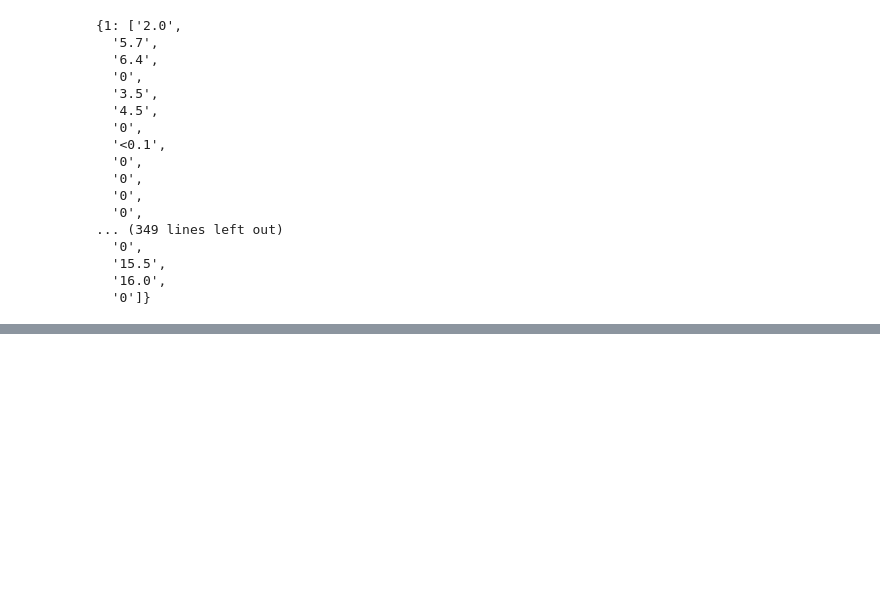
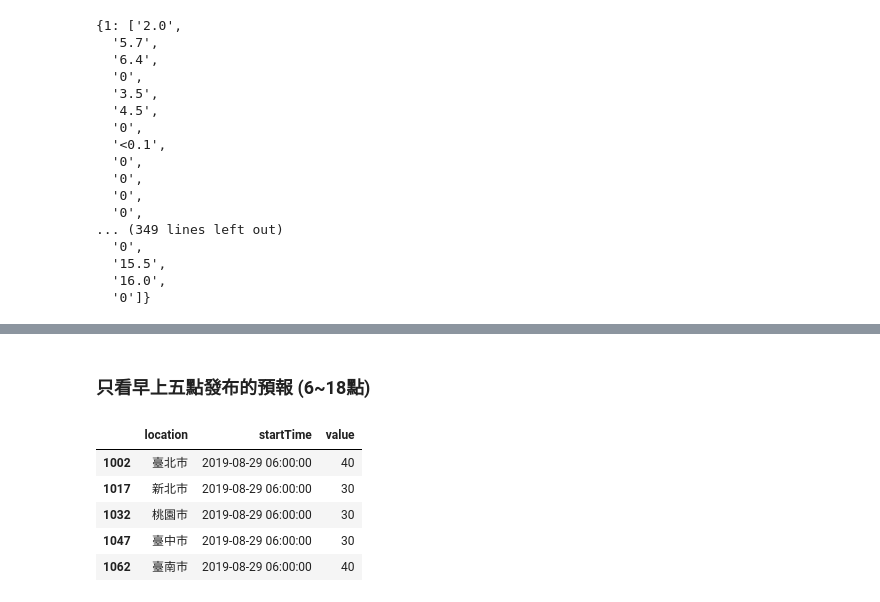
Before and after one commit to CYehLu/CWB_forecast_analysis, a Jupyter notebook: analysis_rainobs.ipynb, the cells around one changed output, grey strips where cells are left out. Saved outputs shown, nothing was run; the diff lists cells and outputs as text; code cells hidden in the pictures; blank space fills up the shorter version.

```diff
--- a/analysis_rainobs.ipynb
+++ b/analysis_rainobs.ipynb
@@ -427,0 +430,13 @@ taipei
+# %% [markdown]
+### 只看早上五點發布的預報 (6~18點)
+# %%
+rain_f_6_18 = rain_f[(rain_f.lead_time == '01:00:00') & (rain_f.issueTime.dt.hour == 5)].copy()
+rain_f_6_18 = rain_f_6_18[['location', 'startTime', 'value']]
+rain_f_6_18.head()
+# %% [output]
+|  | location | startTime | value |
+| 1002 | 臺北市 | 2019-08-29 06:00:00 | 40 |
+| 1017 | 新北市 | 2019-08-29 06:00:00 | 30 |
+| 1032 | 桃園市 | 2019-08-29 06:00:00 | 30 |
+| 1047 | 臺中市 | 2019-08-29 06:00:00 | 30 |
+| 1062 | 臺南市 | 2019-08-29 06:00:00 | 40 |
```
Also changed, not shown: parts of 4 cells of this notebook, 1 other file.
